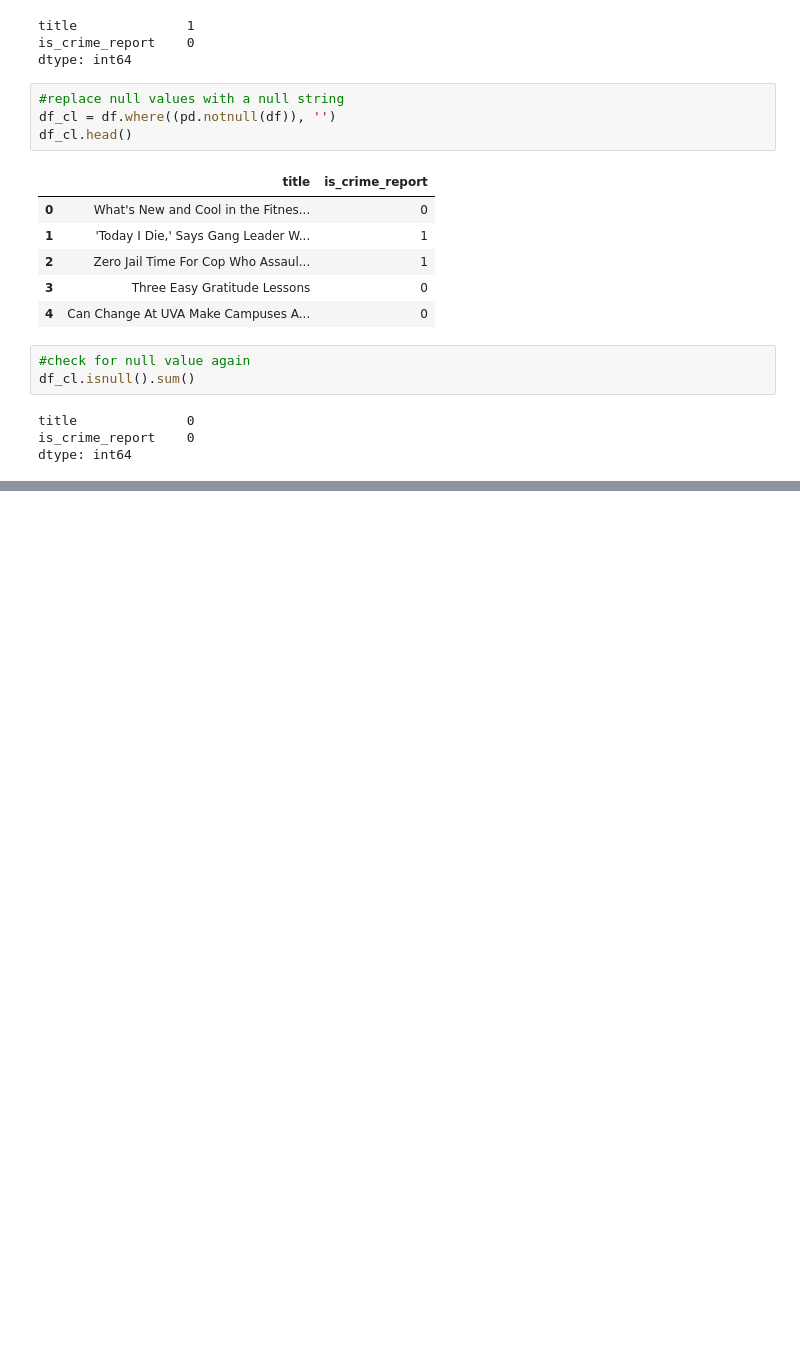
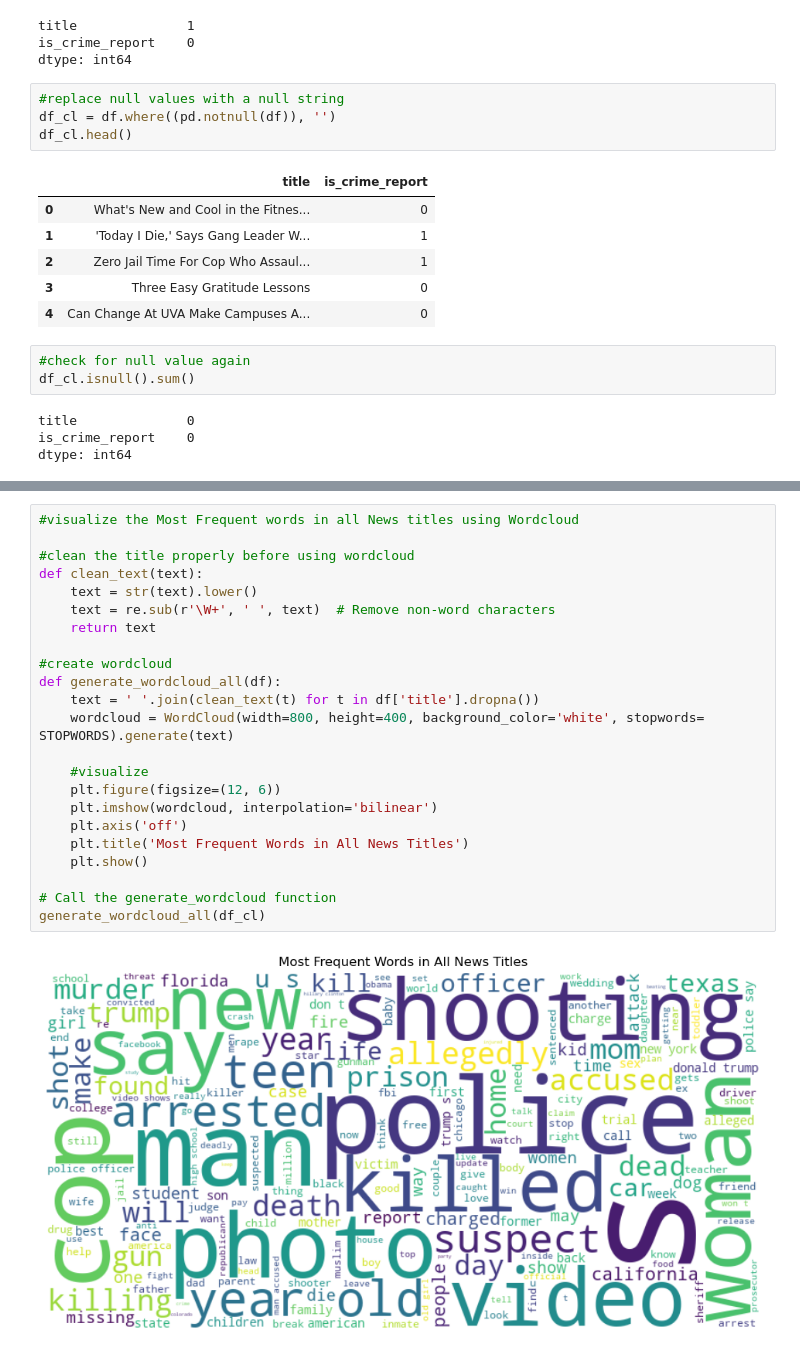
Before and after one commit to Jaywestty/Newslytic-Ai-Tool, a Jupyter notebook: news_crime_classification.ipynb, the cells around one changed output, grey strips where cells are left out. Drawn from its saved outputs; the diff is of its cells as text; blank space fills up the shorter version.

```diff
--- a/news_crime_classification.ipynb
+++ b/news_crime_classification.ipynb
@@ -64,0 +82,25 @@ dtype: int64
+# %%
+#visualize the Most Frequent words in all News titles using Wordcloud
+
+#clean the title properly before using wordcloud
+def clean_text(text):
+    text = str(text).lower()
+    text = re.sub(r'\W+', ' ', text)  # Remove non-word characters
+    return text
+
+#create wordcloud
+def generate_wordcloud_all(df):
+    text = ' '.join(clean_text(t) for t in df['title'].dropna())
+    wordcloud = WordCloud(width=800, height=400, background_color='white', stopwords= STOPWORDS).generate(text)
+
+    #visualize
+    plt.figure(figsize=(12, 6))
+    plt.imshow(wordcloud, interpolation='bilinear')
+    plt.axis('off')
+    plt.title('Most Frequent Words in All News Titles')
+    plt.show()
+
+# Call the generate_wordcloud function
+generate_wordcloud_all(df_cl)
+# %% [output]
+[figure, added]
```
Also changed, not shown: parts of 11 cells of this notebook.
